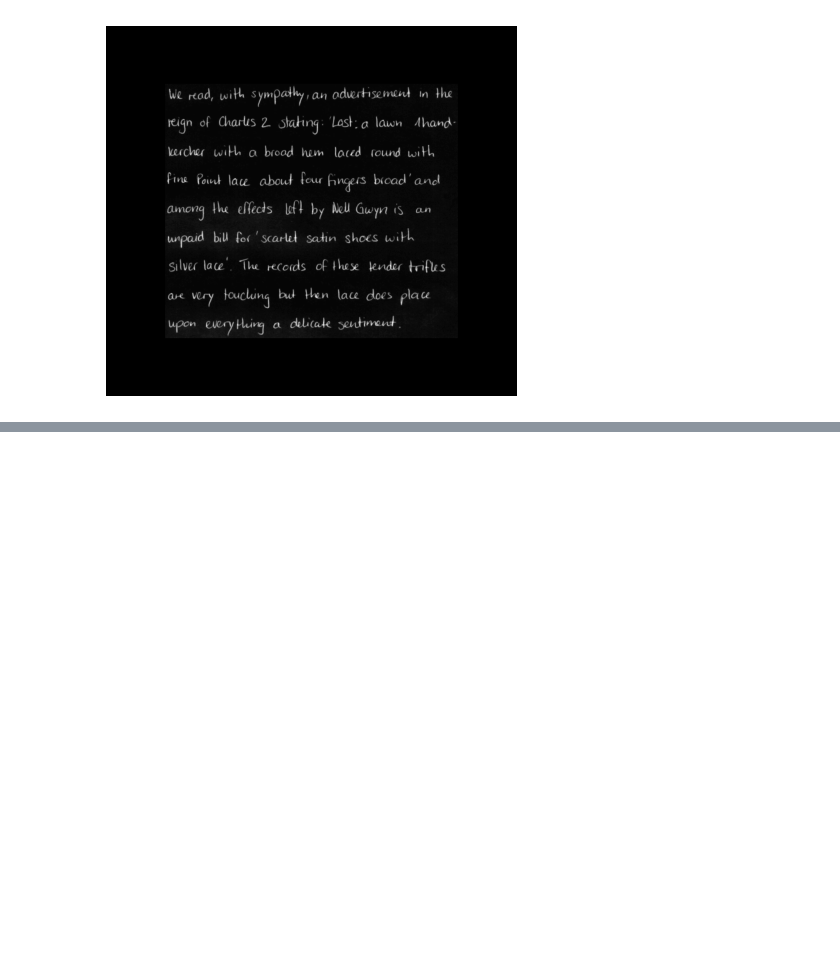
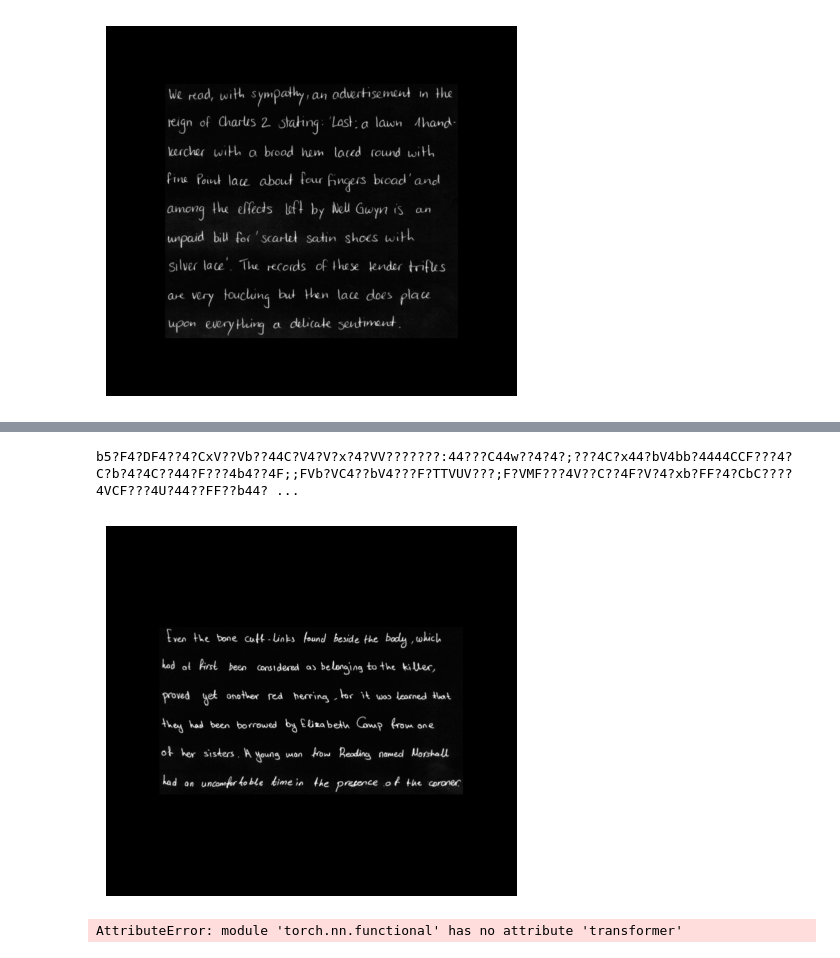
Before and after one commit to niall-turbitt/text-recognizer, a Jupyter notebook: notebooks/04_transformer_iam.ipynb, the cells around one changed output, grey strips where cells are left out. Saved outputs shown, nothing was run; the diff lists cells and outputs as text; code cells hidden in the pictures; blank space fills up the shorter version.

Commit message:
update for transformer

```diff
--- a/notebooks/04_transformer_iam.ipynb
+++ b/notebooks/04_transformer_iam.ipynb
@@ -95,0 +99,15 @@ ImportError: cannot import name 'BaseImageToTextLitModel' from 'text_recognizer.
+# %%
+forcing_preds = torch.argmax(forcing_outs, dim=0)
+
+print(show(forcing_preds.cpu()))
+plt.imshow(x[idx].view(IMAGE_HEIGHT, IMAGE_WIDTH), cmap='Greys_r')
+plt.axis("off");
+# %% [output]
+b5?F4?DF4??4?CxV??Vb??44C?V4?V?x?4?VV???????:44???C44w??4?4?;???4C?x44?bV4bb?4444CCF???4?C?b?4?4C??44?F???4b4??4F;;FVb?VC4??bV4???F?TTVUV???;F?VMF???4V??C??4F?V?4?xb?FF?4?CbC????4VCF???4U?44??FF??b44? ...
+[figure, added]
+# %%
+%run ../training/run_experiment.py --data_class IAMParagraphs --model_class ResnetTransformer --loss transformer \
+  --batch_size 16 --precision 16 \
+  --limit_train_batches 10 --limit_test_batches 1 --limit_val_batches 2
+# %% [output]
+AttributeError: module 'torch.nn.functional' has no attribute 'transformer'
```
Also changed, not shown: parts of 5 cells of this notebook, 1 other file.
